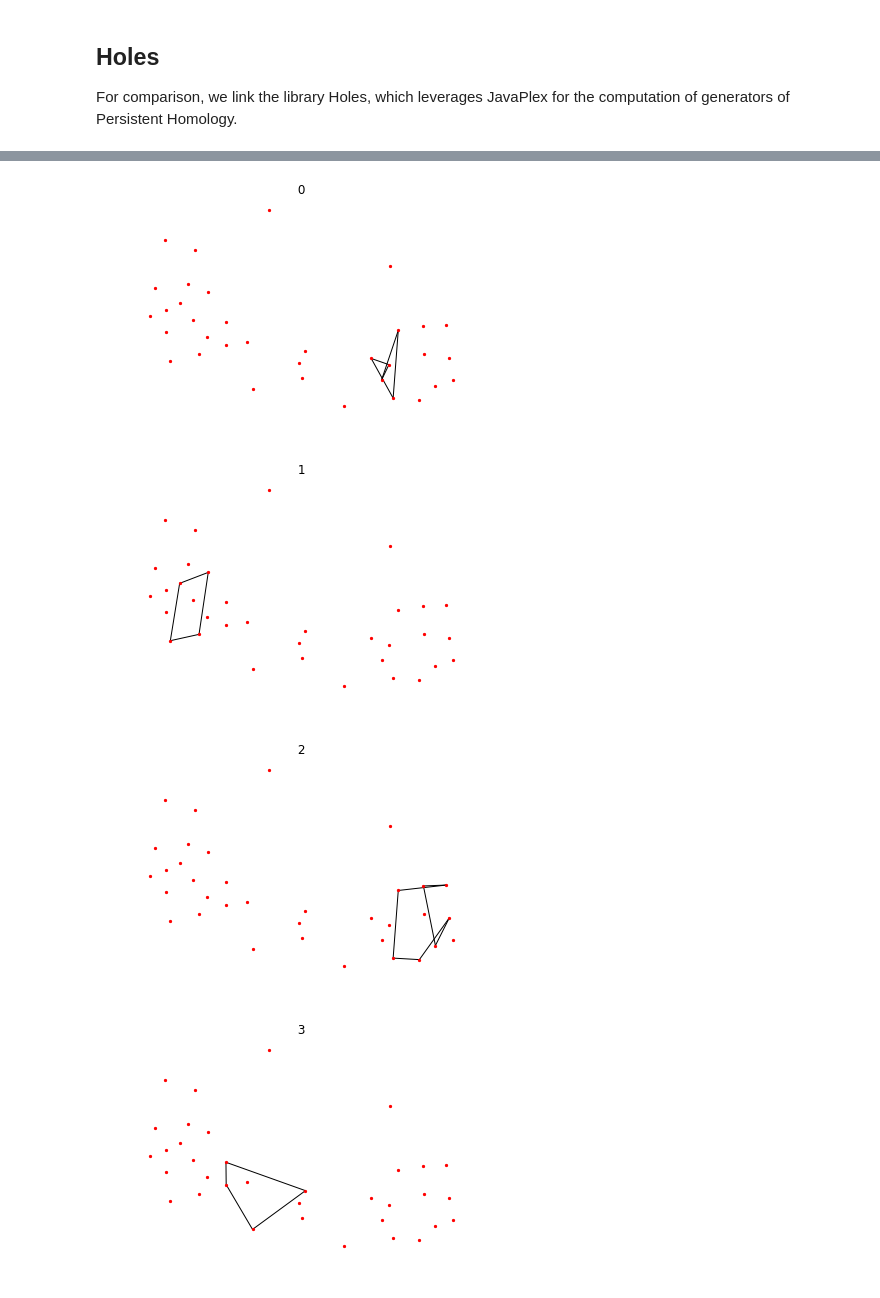
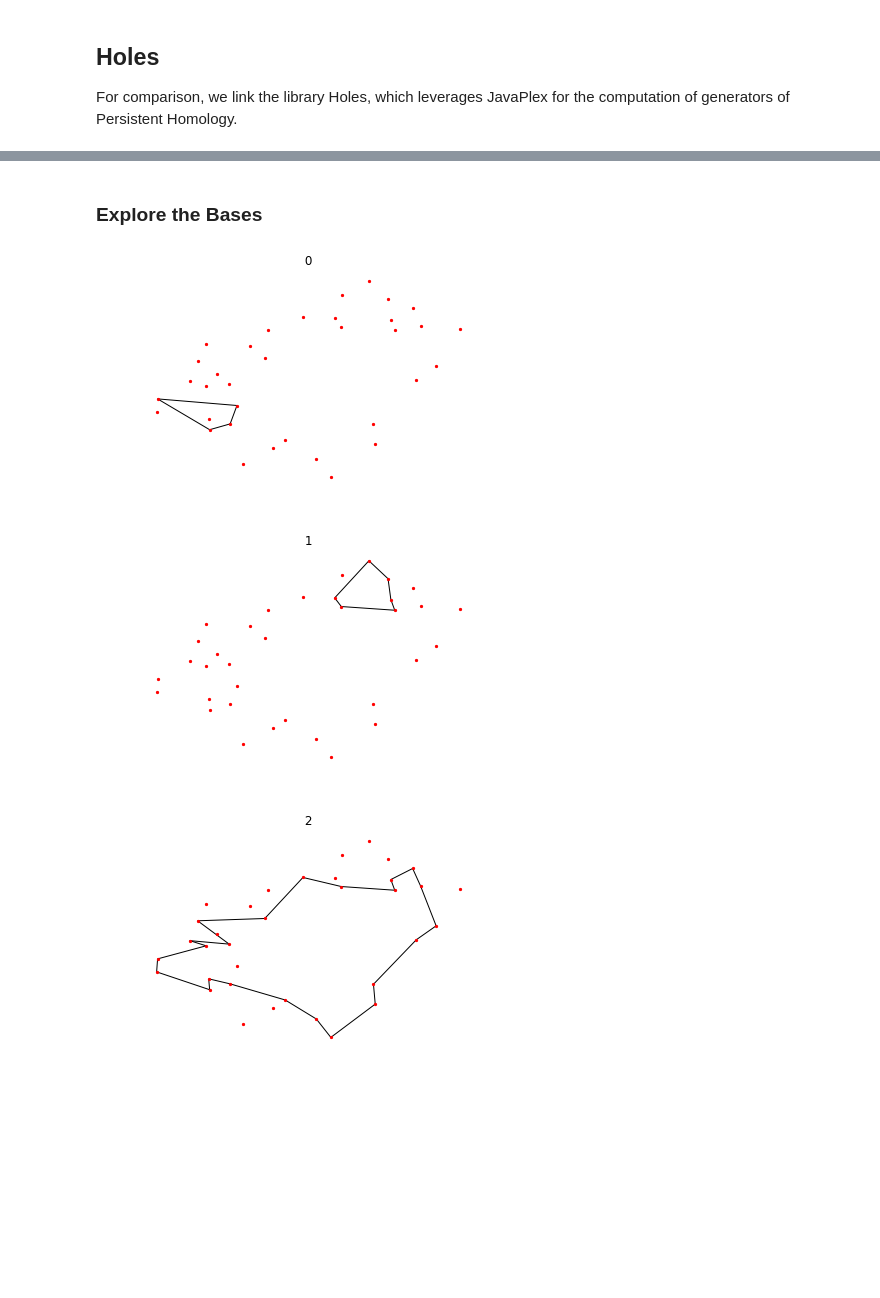
Before and after one commit to marcoguerra192/MinScaffold, a Jupyter notebook: Analysis.ipynb, the cells around one changed output, grey strips where cells are left out. Drawn from its saved outputs; the diff is of its cells as text; code cells hidden in the pictures; blank space fills up the shorter version.

```diff
--- a/Analysis.ipynb
+++ b/Analysis.ipynb
@@ -255,5 +233,5 @@ Child returned 0
 # %%
-gen_file = './CElegansgen/generators_test__.pck'
+gen_file = './gen/generators__.pck'
 gen = pk.load(open(gen_file, 'rb'))
 
 ScafH = nx.Graph()
@@ -282,16 +264,17 @@ nx.draw(ScafH, pos=layout, node_size=5)
+# %% [markdown]
+### Explore the Bases
 # %%
 for i,c in enumerate(gen[1]):
-    fig , tuma = plt.subplots()
+    fig , ax1 = plt.subplots()
     edges = c.cycles()
     SS = nx.Graph()
     SS.add_nodes_from(G)
     for e in edges:
         u , v = int(e[0]) , int(e[1])
         SS.add_edge(u, v, weight=1)
     plt.title( ' '+str(i) + ' '  )
-    nx.draw(SS, pos = layout , node_size=5, ax=tuma )
+    nx.draw(SS, pos = layout , node_size=5, ax=ax1 )
 # %% [output]
-[figure, old version]
+[figure, new version]
-[figure, old version]
+[figure, new version]
-[figure, old version]
+[figure, new version]
-[figure, removed]
```
Also changed, not shown: parts of 11 cells of this notebook.
